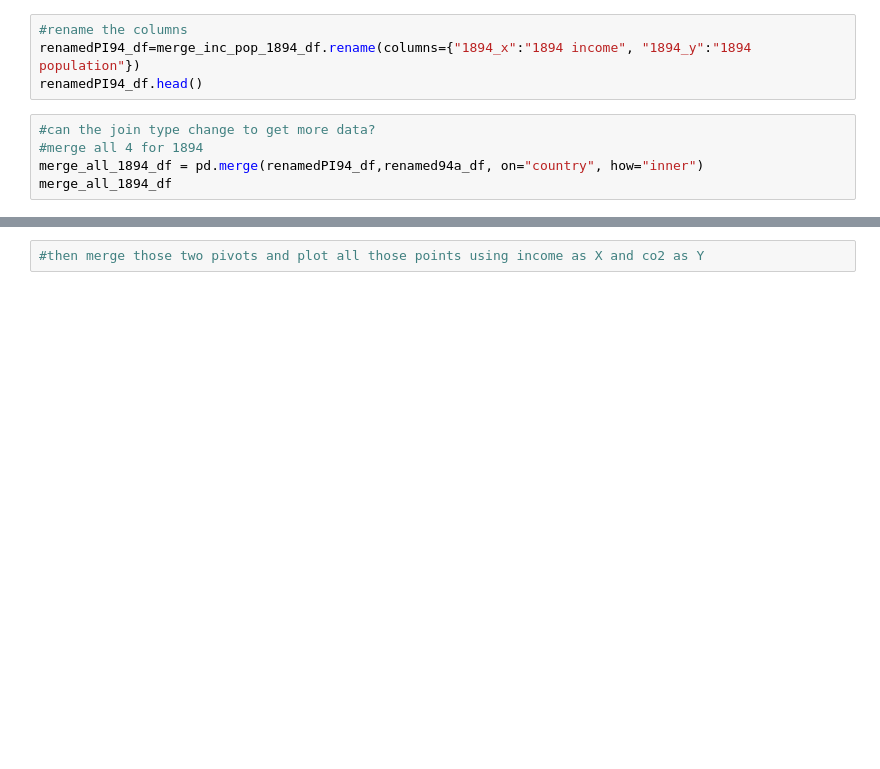
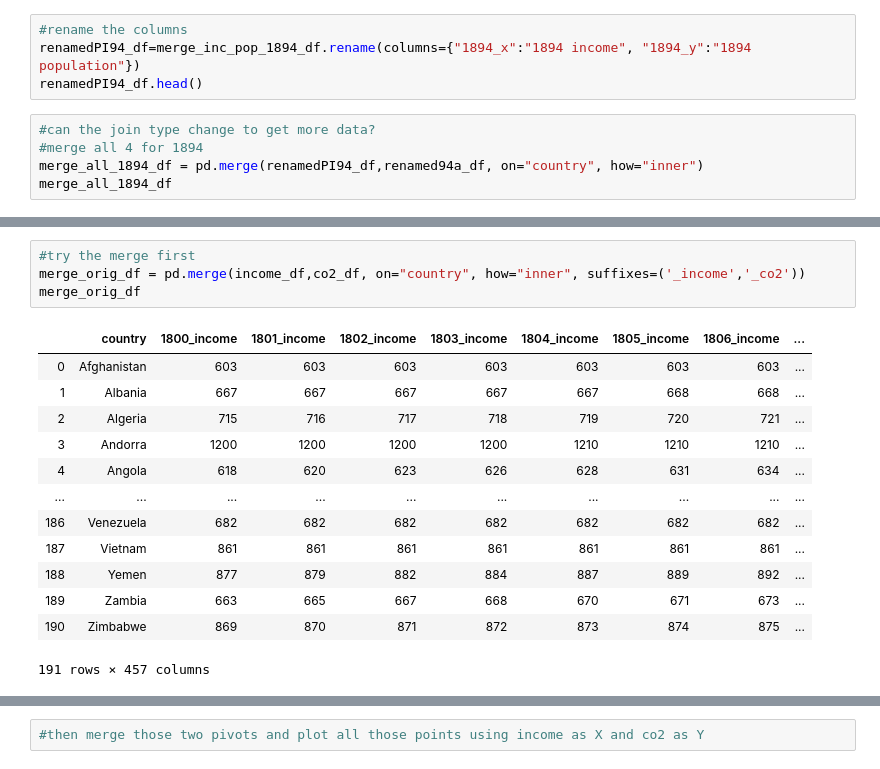
Before and after one commit to VallieTracy/project-one, a Jupyter notebook: Team_Awesome_Project_1.ipynb, the cells around one changed output, grey strips where cells are left out. Saved outputs shown, nothing was run; the diff lists cells and outputs as text; blank space fills up the shorter version.

```diff
--- a/Team_Awesome_Project_1.ipynb
+++ b/Team_Awesome_Project_1.ipynb
@@ -206,0 +250,18 @@ df_unpivotedCO2
+# %%
+#try the merge first
+merge_orig_df = pd.merge(income_df,co2_df, on="country", how="inner", suffixes=('_income','_co2'))
+merge_orig_df
+# %% [output]
+|  | country | 1800_income | 1801_income | 1802_income | 1803_income | 1804_income | 1805_income | 1806_income | ... |
+| 0 | Afghanistan | 603 | 603 | 603 | 603 | 603 | 603 | 603 | ... |
+| 1 | Albania | 667 | 667 | 667 | 667 | 667 | 668 | 668 | ... |
+| 2 | Algeria | 715 | 716 | 717 | 718 | 719 | 720 | 721 | ... |
+| 3 | Andorra | 1200 | 1200 | 1200 | 1200 | 1210 | 1210 | 1210 | ... |
+| 4 | Angola | 618 | 620 | 623 | 626 | 628 | 631 | 634 | ... |
+| ... | ... | ... | ... | ... | ... | ... | ... | ... | ... |
+| 186 | Venezuela | 682 | 682 | 682 | 682 | 682 | 682 | 682 | ... |
+| 187 | Vietnam | 861 | 861 | 861 | 861 | 861 | 861 | 861 | ... |
+| 188 | Yemen | 877 | 879 | 882 | 884 | 887 | 889 | 892 | ... |
+| 189 | Zambia | 663 | 665 | 667 | 668 | 670 | 671 | 673 | ... |
+| 190 | Zimbabwe | 869 | 870 | 871 | 872 | 873 | 874 | 875 | ... |
+191 rows × 457 columns
```
Also changed, not shown: parts of 14 cells of this notebook.
